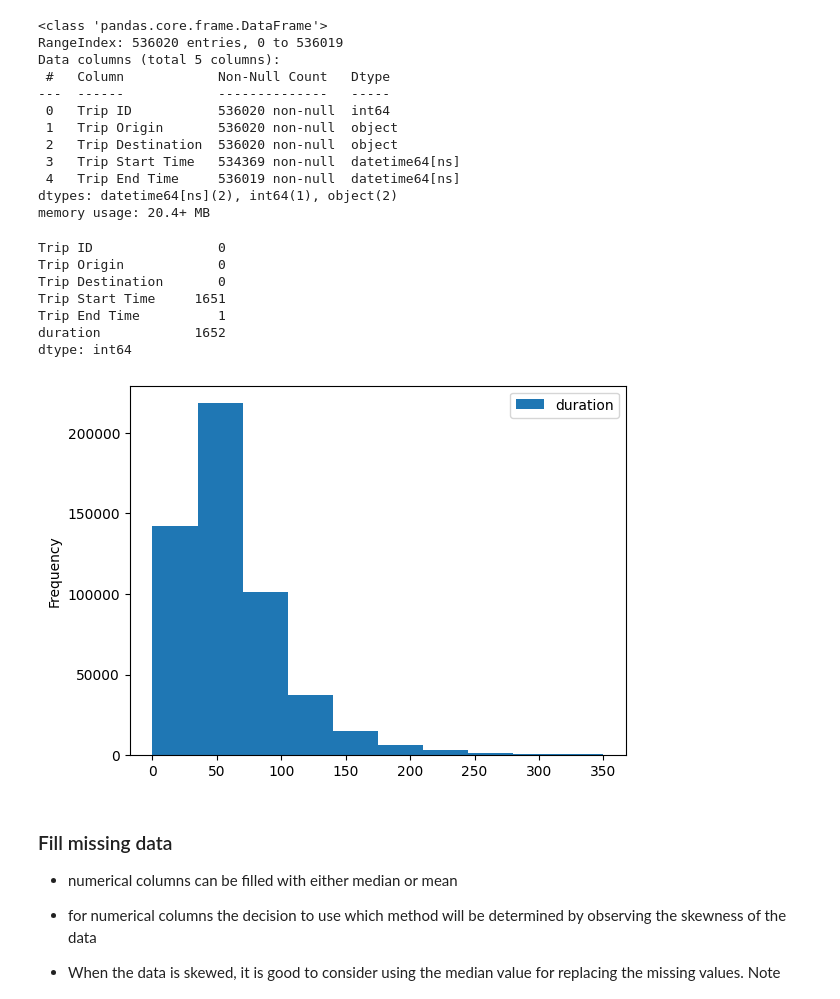
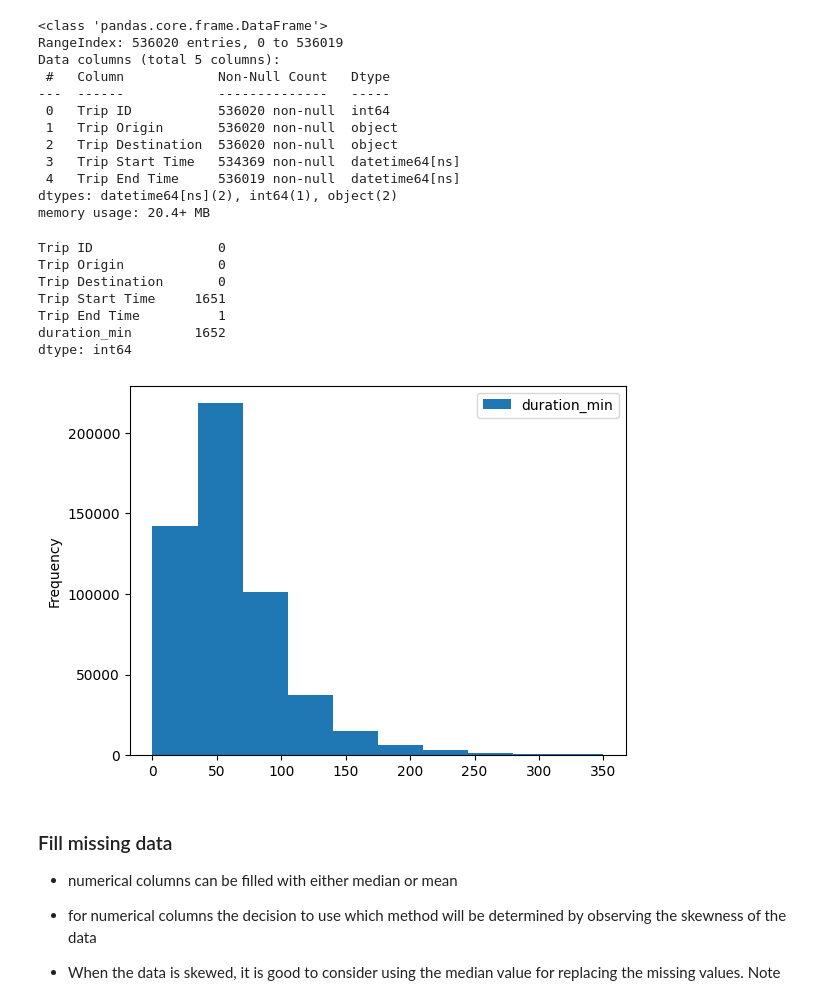
Before and after one commit to Nathnael12/Causal-Inference, a Jupyter notebook: notebooks/complete_orders_EDA.ipynb, the cells around one changed output. Cells and saved outputs as stored; diff of their text form; code cells hidden in the pictures.

Commit message:
use the cleaner module for code reusability

```diff
--- a/notebooks/complete_orders_EDA.ipynb
+++ b/notebooks/complete_orders_EDA.ipynb
@@ -13,3 +16,8 @@ from datetime import datetime,date
+# %%
+import sys
+sys.path.append("../scripts/")
+from data_cleaner import DataCleaner
+cleaner = DataCleaner()
 # %%
 complete_orders=pd.read_csv("../data/nb.csv")
 delivery_requests=pd.read_csv("../data/driver_locations_during_request.csv")
@@ -82,6 +78,6 @@ def calculate_duration(df:pd.DataFrame,start_col_name,end_col_name):
 # %%
 complete_orders_correct_format=complete_orders.copy()
-complete_orders_correct_format=change_to_date(complete_orders_correct_format,["Trip Start Time","Trip End Time"])
+complete_orders_correct_format=cleaner.convert_to_date(complete_orders_correct_format,["Trip Start Time","Trip End Time"])
 complete_orders_correct_format.info()
 # %% [output]
 <class 'pandas.core.frame.DataFrame'>
@@ -97,7 +93,7 @@ Data columns (total 5 columns):
 dtypes: datetime64[ns](2), int64(1), object(2)
 memory usage: 20.4+ MB
 # %%
-complete_orders_correct_format=calculate_duration(complete_orders_correct_format,"Trip Start Time","Trip End Time")
+complete_orders_correct_format=cleaner.calculate_duration(complete_orders_correct_format,"Trip Start Time","Trip End Time")
 complete_orders_correct_format.isna().sum()
 # %% [output]
 Trip ID                0
@@ -105,13 +101,13 @@ Trip Origin            0
 Trip Destination       0
 Trip Start Time     1651
 Trip End Time          1
-duration            1652
+duration_min        1652
 dtype: int64
 # %%
-complete_orders_correct_format[["duration"]].plot.hist(bins=10, range=(0,350))
+complete_orders_correct_format[["duration_min"]].plot.hist(bins=10, range=(0,350))
 plt.show()
 # %% [output]
-[figure, old version]
+[figure, new version]
 # %% [markdown]
 ### Fill missing data
 
```
Also changed, not shown: parts of 28 cells of this notebook.
